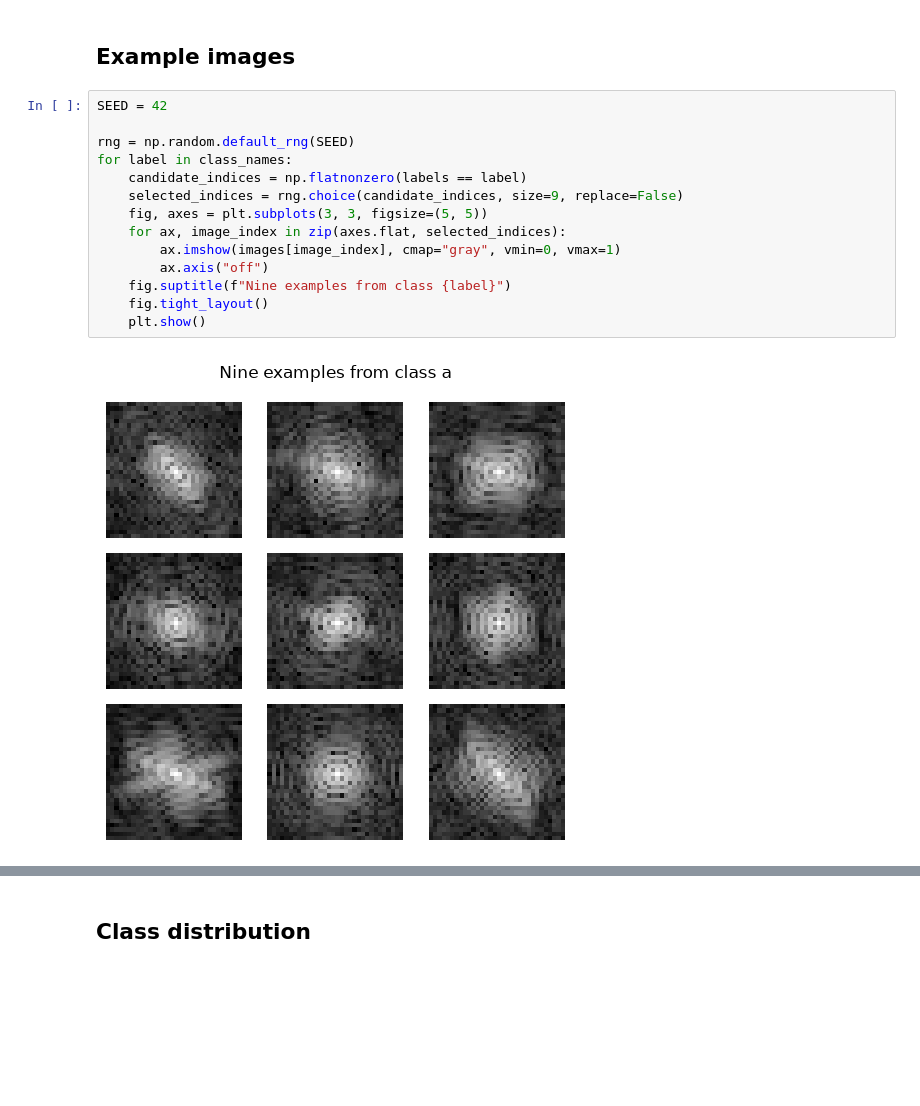
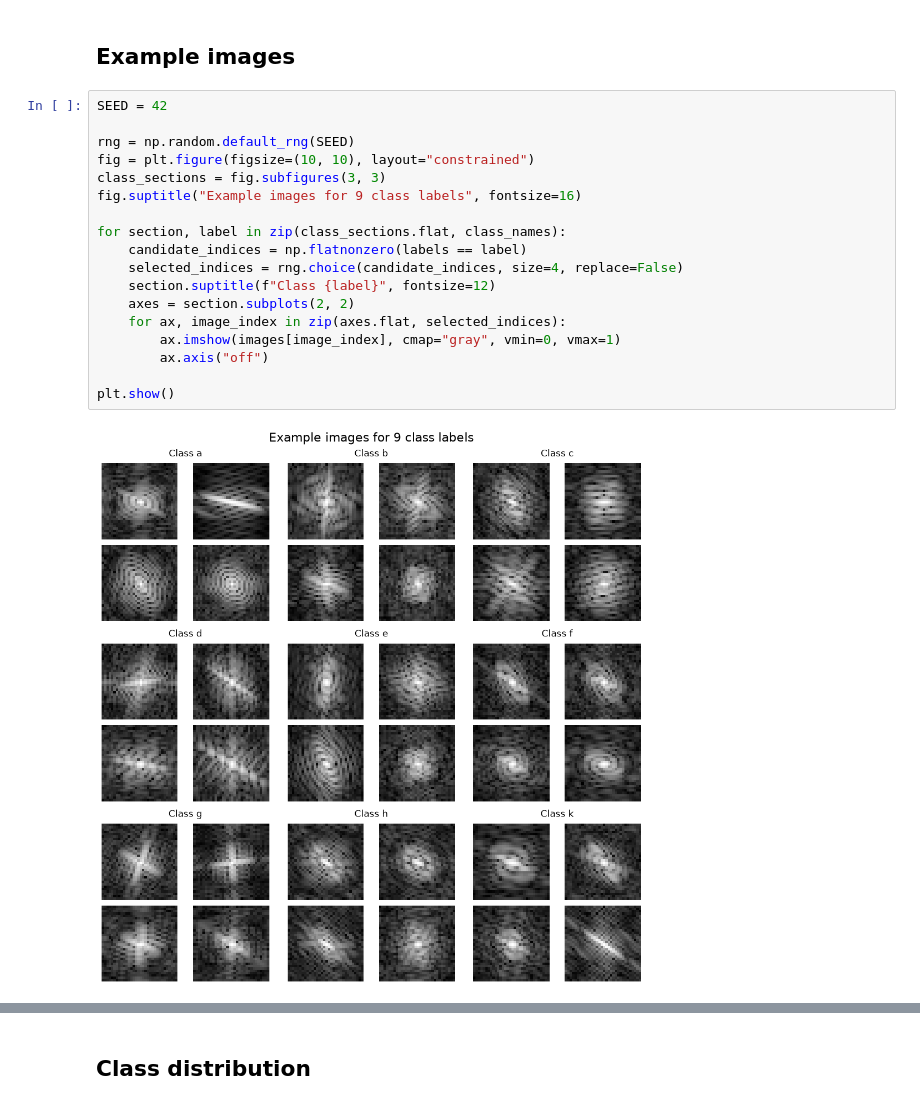
Before and after one commit to khangronky/letter-classification, a Jupyter notebook: s4034066_project1_report.ipynb, the cells around one changed output, grey strips where cells are left out. Drawn from its saved outputs; the diff is of its cells as text; blank space fills up the shorter version.

Commit message:
refactor: make the figure of example images more compact

```diff
--- a/s4034066_project1_report.ipynb
+++ b/s4034066_project1_report.ipynb
@@ -56,16 +56,20 @@ All pixels within [0, 1]: True
 # %%
 SEED = 42
 
 rng = np.random.default_rng(SEED)
-for label in class_names:
+fig = plt.figure(figsize=(10, 10), layout="constrained")
+class_sections = fig.subfigures(3, 3)
+fig.suptitle("Example images for 9 class labels", fontsize=16)
+
+for section, label in zip(class_sections.flat, class_names):
     candidate_indices = np.flatnonzero(labels == label)
-    selected_indices = rng.choice(candidate_indices, size=9, replace=False)
-    fig, axes = plt.subplots(3, 3, figsize=(5, 5))
+    selected_indices = rng.choice(candidate_indices, size=4, replace=False)
+    section.suptitle(f"Class {label}", fontsize=12)
+    axes = section.subplots(2, 2)
     for ax, image_index in zip(axes.flat, selected_indices):
         ax.imshow(images[image_index], cmap="gray", vmin=0, vmax=1)
         ax.axis("off")
-    fig.suptitle(f"Nine examples from class {label}")
-    fig.tight_layout()
-    plt.show()
+
+plt.show()
 # %% [output]
-[figure, old version]
+[figure, new version]
```
Also changed, not shown: parts of 1 cell of this notebook.
